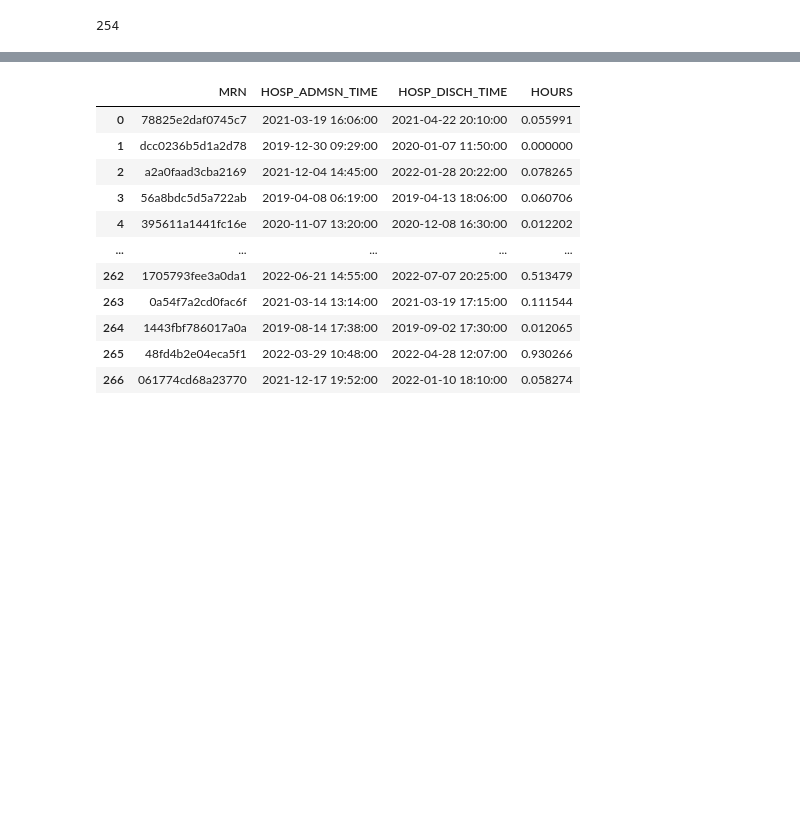
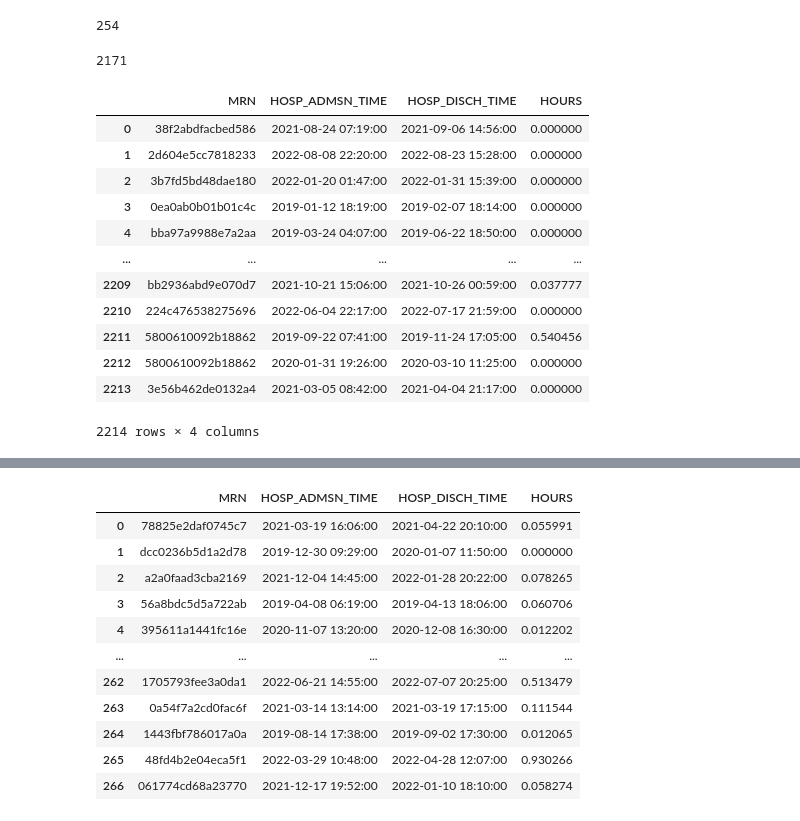
Before and after one commit to Priyankas007/mover_pressors, a Jupyter notebook: pressor_map_new.ipynb, the cells around one changed output, grey strips where cells are left out. Drawn from its saved outputs; the diff is of its cells as text; code cells hidden in the pictures; blank space fills up the shorter version.

```diff
--- a/pressor_map_new.ipynb
+++ b/pressor_map_new.ipynb
@@ -406,3 +404,25 @@ df_hours = pd.read_csv('hours_df.csv', index_col=0)
 df_hours['MRN'].nunique()
 # %% [output]
 254
+# %%
+df_hours_new = pd.read_csv('hours_fb_df_new.csv', index_col=0)
+# %%
+df_hours_new['MRN'].nunique()
+# %% [output]
+2171
+# %%
+df_hours_new
+# %% [output]
+|  | MRN | HOSP_ADMSN_TIME | HOSP_DISCH_TIME | HOURS |
+| 0 | 38f2abdfacbed586 | 2021-08-24 07:19:00 | 2021-09-06 14:56:00 | 0.000000 |
+| 1 | 2d604e5cc7818233 | 2022-08-08 22:20:00 | 2022-08-23 15:28:00 | 0.000000 |
+| 2 | 3b7fd5bd48dae180 | 2022-01-20 01:47:00 | 2022-01-31 15:39:00 | 0.000000 |
+| 3 | 0ea0ab0b01b01c4c | 2019-01-12 18:19:00 | 2019-02-07 18:14:00 | 0.000000 |
+| 4 | bba97a9988e7a2aa | 2019-03-24 04:07:00 | 2019-06-22 18:50:00 | 0.000000 |
+| ... | ... | ... | ... | ... |
+| 2209 | bb2936abd9e070d7 | 2021-10-21 15:06:00 | 2021-10-26 00:59:00 | 0.037777 |
+| 2210 | 224c476538275696 | 2022-06-04 22:17:00 | 2022-07-17 21:59:00 | 0.000000 |
+| 2211 | 5800610092b18862 | 2019-09-22 07:41:00 | 2019-11-24 17:05:00 | 0.540456 |
+| 2212 | 5800610092b18862 | 2020-01-31 19:26:00 | 2020-03-10 11:25:00 | 0.000000 |
+| 2213 | 3e56b462de0132a4 | 2021-03-05 08:42:00 | 2021-04-04 21:17:00 | 0.000000 |
+2214 rows × 4 columns
```
Also changed, not shown: parts of 6 cells of this notebook, 2 other files.
